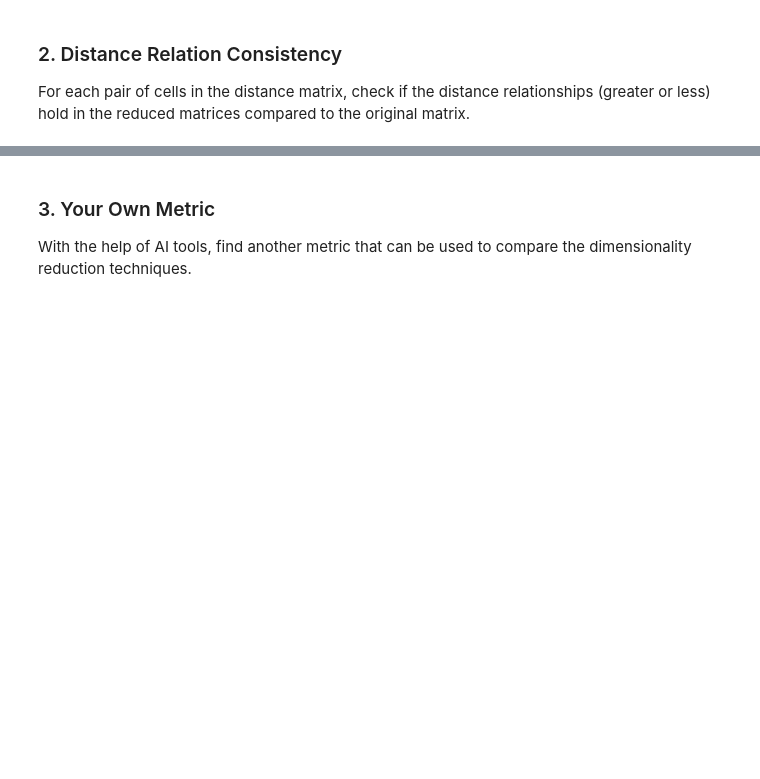
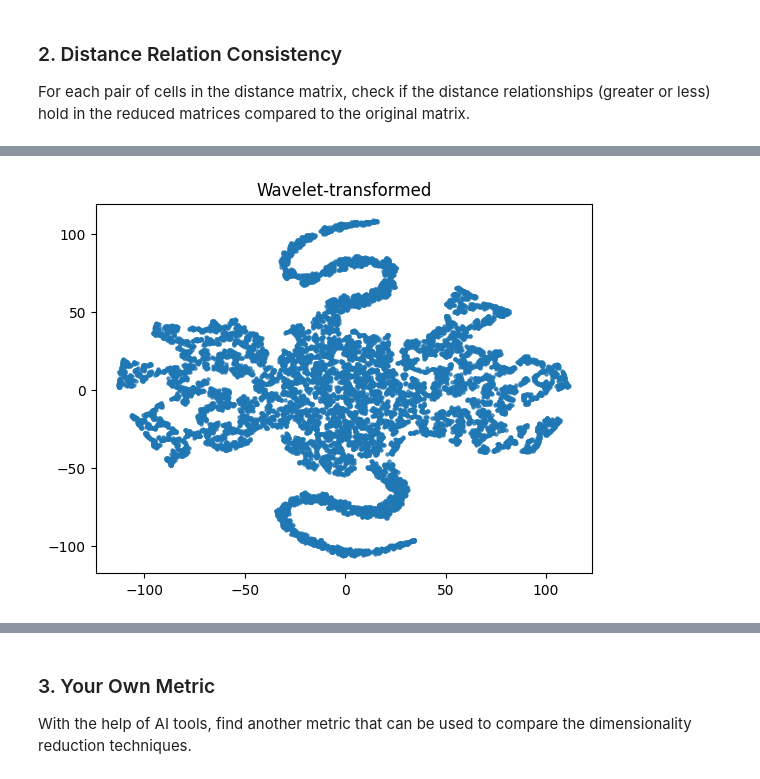
Before and after one commit to Soliz01/Soliz01, a Jupyter notebook: assignment_1.ipynb, the cells around one changed output, grey strips where cells are left out. Cells and saved outputs as stored; diff of their text form; code cells hidden in the pictures; blank space fills up the shorter version.

```diff
--- a/assignment_1.ipynb
+++ b/assignment_1.ipynb
@@ -90,0 +150,20 @@ def wavelet_transform(X, haar_n: int, reduced_n: int):
+# %%
+'''def haar_matrix(n: int, dtype=np.float32) -> np.ndarray:
+    if n & (n - 1):  # check power of 2
+        raise ValueError("n must be a power of 2 for Haar matrix.")
+
+    H = np.zeros((n, n), dtype=dtype)
+
+    # First row = normalized constant
+    H[0] = 1 / np.sqrt(n)
+
+    k = 1
+    for i in range(int(np.log2(n))):
+        p = 2**i
+        q = n // (2*p)
+        for j in range(p):
+            for l in range(q):
+                H[k, j*2*q + l]     =  1 / np.sqrt(2*q)
+                H[k, j*2*q + q + l] = -1 / np.sqrt(2*q)
+            k += 1
+    return H'''
@@ -120,4 +327,17 @@ For visualizing high dimensional data, you can use t-SNE (from `scikit-learn`, [
 
 Compare the elapsed time for each dimensionality reduction technique. You can use the `time` module to measure the execution time of each function.
 # %%
-# Your implementation for measuring elapsed time goes here
+#wavelet
+start = time.time()
+H = haar_matrix(ndf.shape[1])
+data_wavelet = wavelet_transform(ndf, ndf.shape[1], 4)
+end = time.time()
+elapsed_wavelet = end - start
+print(f"Haar Wavelet transform took {elapsed_wavelet:.4f} seconds")
+
+#PCA
+start = time.time()
+X_pca, comps = pca(ndf, 4)
+end = time.time()
+elapsed_pca = end - start
+print(f"PCA transform took {elapsed_pca:.4f} seconds")
@@ -128,0 +376,11 @@ For each pair of cells in the distance matrix, check if the distance relationshi
+# %%
+#wavelet
+tsne_wavelet = TSNE(n_components=2, random_state=42, perplexity=30)
+w_tsne = tsne_wavelet.fit_transform(data_wavelet)
+
+#plot
+plt.scatter(w_tsne[:,0], w_tsne[:,1], alpha=0.7, s=5)
+plt.title("Wavelet-transformed")
+plt.show()
+# %% [output]
+[figure, added]
```
Also changed, not shown: parts of 30 cells of this notebook.
